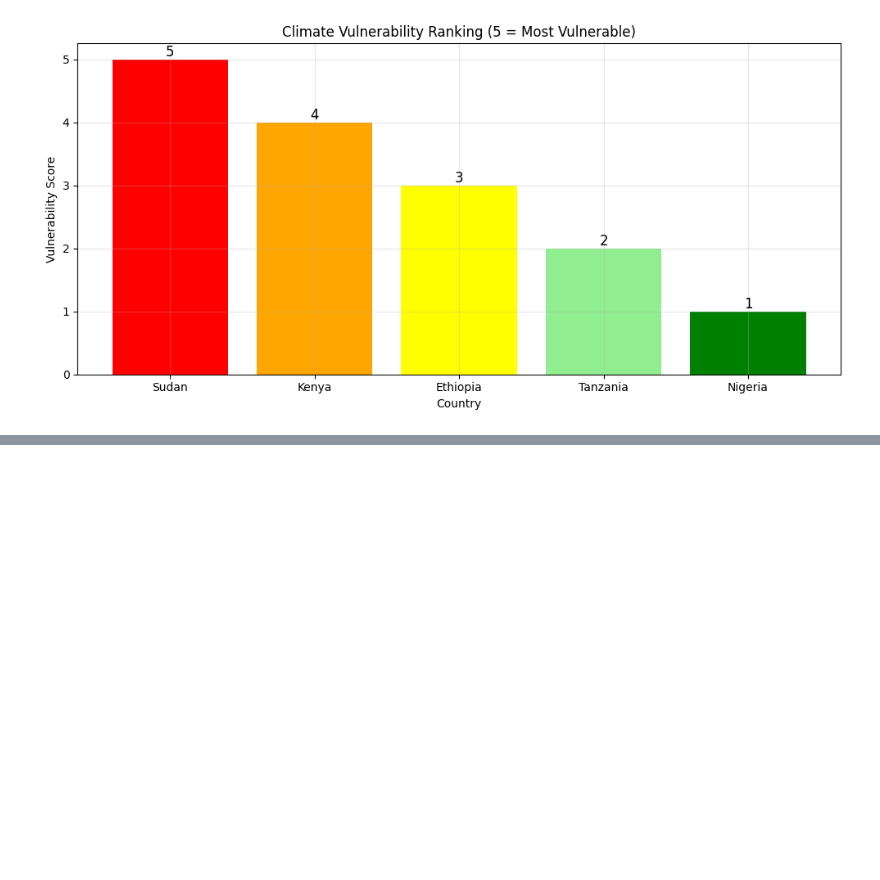
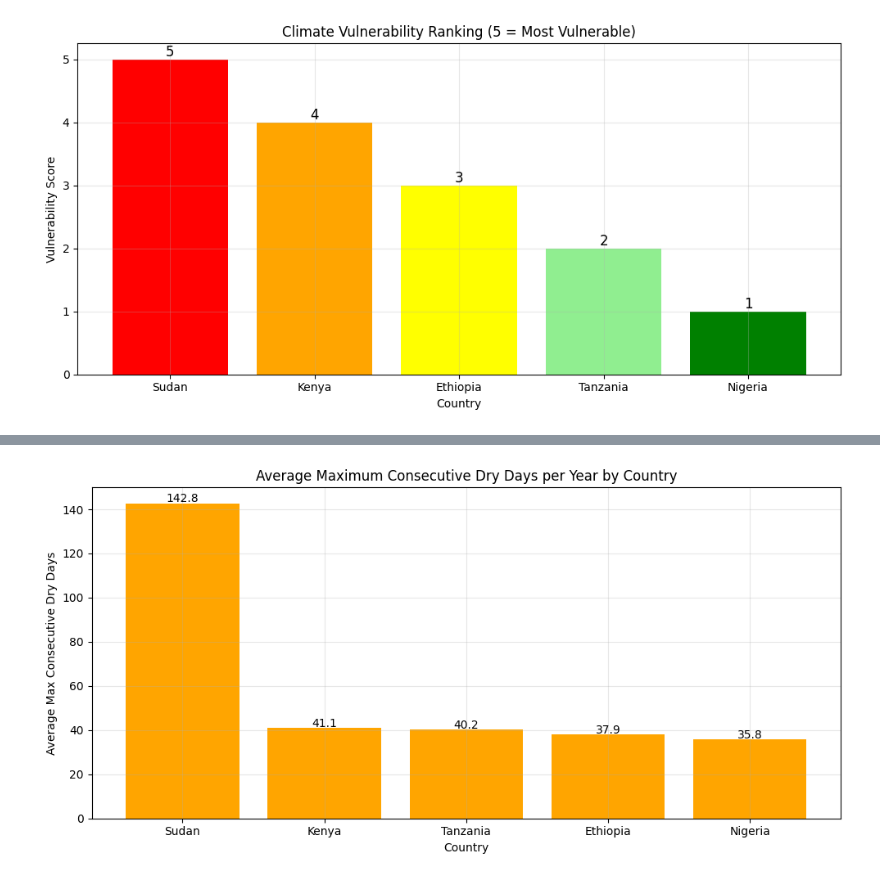
Before and after one commit to rah-salah/climate-challenge-week0, a Jupyter notebook: notebooks/compare_countries.ipynb, the cells around one changed output, grey strips where cells are left out. Saved outputs shown, nothing was run; the diff lists cells and outputs as text; code cells hidden in the pictures; blank space fills up the shorter version.

```diff
--- a/notebooks/compare_countries.ipynb
+++ b/notebooks/compare_countries.ipynb
@@ -265,0 +401,36 @@ plt.show()
+# %%
+# Consecutive dry days per year per country
+df["Date"] = pd.to_datetime(df["Date"])
+df["Dry"] = (df["PRECTOTCORR"] < 1).astype(int)
+
+def max_consecutive_dry(series):
+    max_run = 0
+    current_run = 0
+    for val in series:
+        if val == 1:
+            current_run += 1
+            max_run = max(max_run, current_run)
+        else:
+            current_run = 0
+    return max_run
+
+consecutive = df.groupby(["Country", "YEAR"])["Dry"].apply(max_consecutive_dry).reset_index()
+consecutive.columns = ["Country", "YEAR", "Max_Consecutive_Dry_Days"]
+
+avg_consecutive = consecutive.groupby("Country")["Max_Consecutive_Dry_Days"].mean().sort_values(ascending=False)
+
+plt.figure(figsize=(10, 5))
+bars = plt.bar(avg_consecutive.index, avg_consecutive.values, color="orange")
+plt.title("Average Maximum Consecutive Dry Days per Year by Country")
+plt.xlabel("Country")
+plt.ylabel("Average Max Consecutive Dry Days")
+plt.grid(True, alpha=0.3)
+
+for bar, val in zip(bars, avg_consecutive.values):
+    plt.text(bar.get_x() + bar.get_width()/2, bar.get_height() + 0.5,
+             f"{val:.1f}", ha="center", fontsize=10)
+
+plt.tight_layout()
+plt.show()
+# %% [output]
+[figure, added]
```
Also changed, not shown: parts of 12 cells of this notebook.
